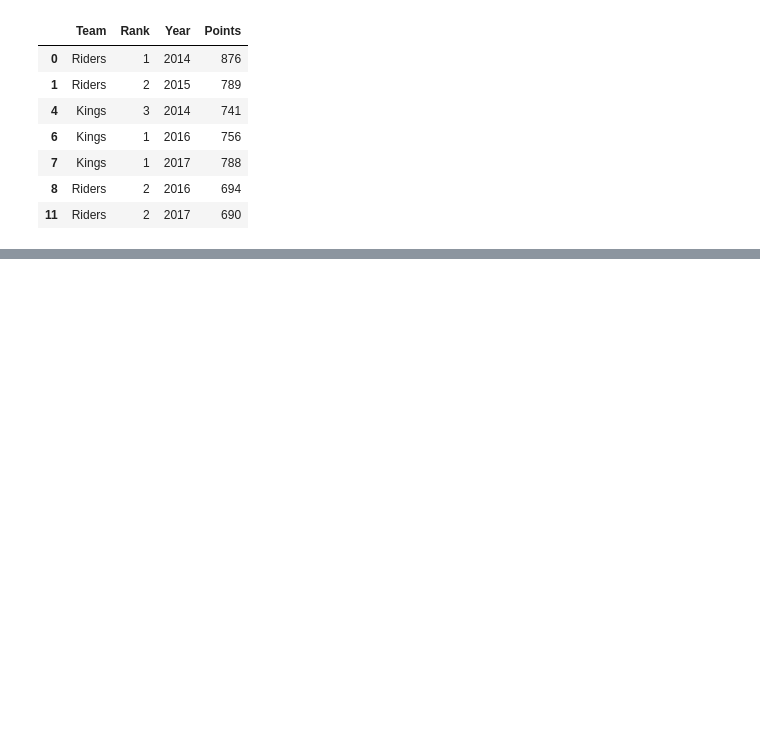
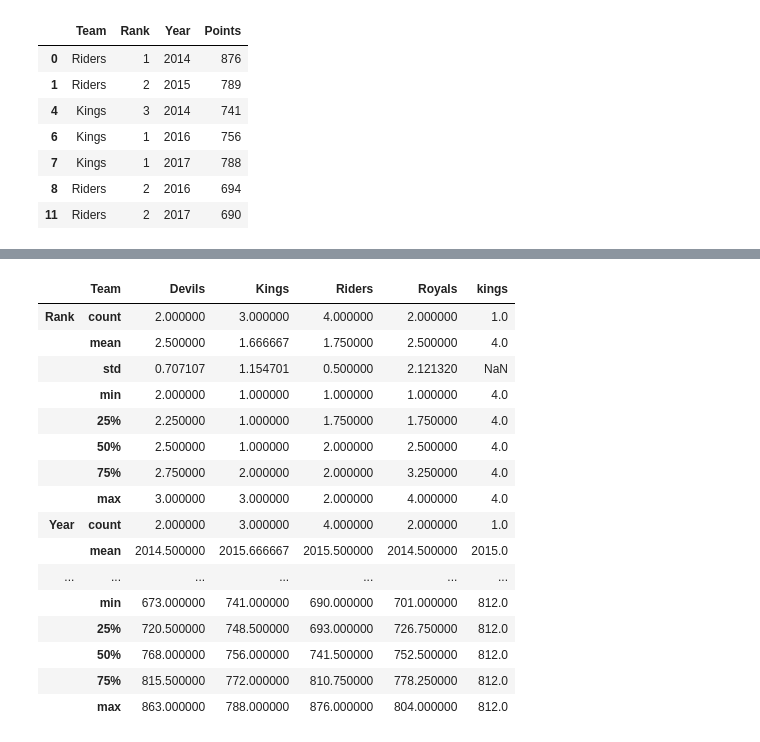
Before and after one commit to chws/ML-study, a Jupyter notebook: Practice_Boostcamp/pandas/pandas_practice3.ipynb, the cells around one changed output, grey strips where cells are left out. Cells and saved outputs as stored; diff of their text form; code cells hidden in the pictures; blank space fills up the shorter version.

```diff
--- a/Practice_Boostcamp/pandas/pandas_practice3.ipynb
+++ b/Practice_Boostcamp/pandas/pandas_practice3.ipynb
@@ -283,0 +308,20 @@ df.groupby('Team').filter(lambda x: len(x) >= 3) # 팀별로 세 개 이상의
+# %%
+grouped.describe().T
+# %% [output]
+|  | Team | Devils | Kings | Riders | Royals | kings |
+| Rank | count | 2.000000 | 3.000000 | 4.000000 | 2.000000 | 1.0 |
+|  | mean | 2.500000 | 1.666667 | 1.750000 | 2.500000 | 4.0 |
+|  | std | 0.707107 | 1.154701 | 0.500000 | 2.121320 | NaN |
+|  | min | 2.000000 | 1.000000 | 1.000000 | 1.000000 | 4.0 |
+|  | 25% | 2.250000 | 1.000000 | 1.750000 | 1.750000 | 4.0 |
+|  | 50% | 2.500000 | 1.000000 | 2.000000 | 2.500000 | 4.0 |
+|  | 75% | 2.750000 | 2.000000 | 2.000000 | 3.250000 | 4.0 |
+|  | max | 3.000000 | 3.000000 | 2.000000 | 4.000000 | 4.0 |
+| Year | count | 2.000000 | 3.000000 | 4.000000 | 2.000000 | 1.0 |
+|  | mean | 2014.500000 | 2015.666667 | 2015.500000 | 2014.500000 | 2015.0 |
+| ... | ... | ... | ... | ... | ... | ... |
+|  | min | 673.000000 | 741.000000 | 690.000000 | 701.000000 | 812.0 |
+|  | 25% | 720.500000 | 748.500000 | 693.000000 | 726.750000 | 812.0 |
+|  | 50% | 768.000000 | 756.000000 | 741.500000 | 752.500000 | 812.0 |
+|  | 75% | 815.500000 | 772.000000 | 810.750000 | 778.250000 | 812.0 |
+|  | max | 863.000000 | 788.000000 | 876.000000 | 804.000000 | 812.0 |
```
Also changed, not shown: parts of 4 cells of this notebook, 9 other files.
